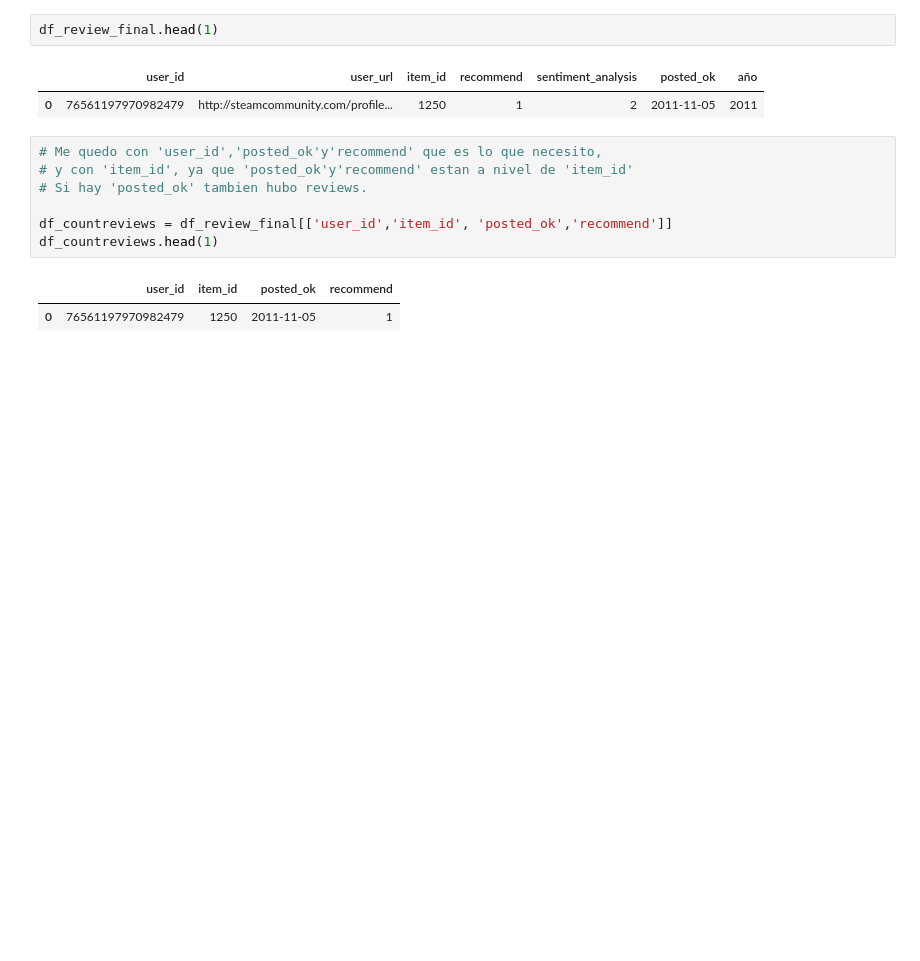
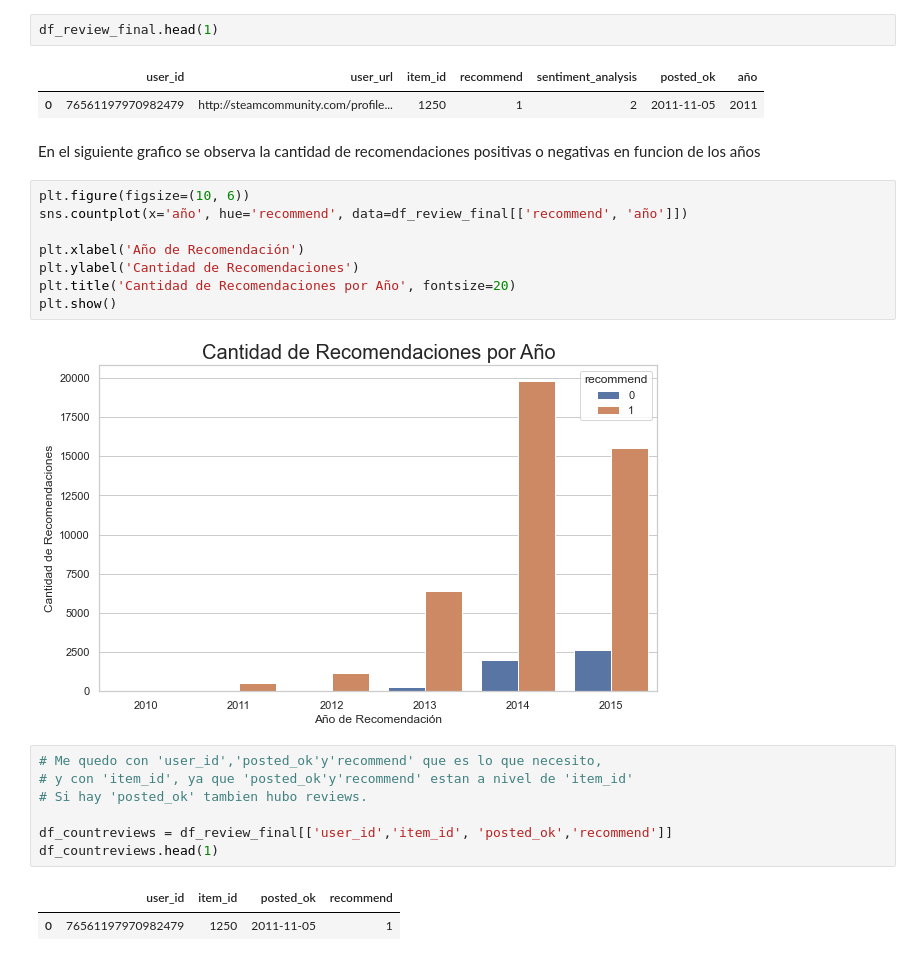
Before and after one commit to PaulaPerosio/PI_Sistema_de_Recomendacion, a Jupyter notebook: ETL-EDA.ipynb, the cells around one changed output. Cells and saved outputs as stored; diff of their text form; blank space fills up the shorter version.

```diff
--- a/ETL-EDA.ipynb
+++ b/ETL-EDA.ipynb
@@ -916,6 +893,18 @@ df_review_final.head(1)
 # %% [output]
 |  | user_id | user_url | item_id | recommend | sentiment_analysis | posted_ok | año |
 | 0 | 76561197970982479 | http://steamcommunity.com/profile... | 1250 | 1 | 2 | 2011-11-05 | 2011 |
+# %% [markdown]
+En el siguiente grafico se observa la cantidad de recomendaciones positivas o negativas en funcion de los años
+# %%
+plt.figure(figsize=(10, 6))
+sns.countplot(x='año', hue='recommend', data=df_review_final[['recommend', 'año']])
+
+plt.xlabel('Año de Recomendación')
+plt.ylabel('Cantidad de Recomendaciones')
+plt.title('Cantidad de Recomendaciones por Año', fontsize=20)
+plt.show()
+# %% [output]
+[figure, added]
 # %%
 # Me quedo con 'user_id','posted_ok'y'recommend' que es lo que necesito,
 # y con 'item_id', ya que 'posted_ok'y'recommend' estan a nivel de 'item_id'
```
Also changed, not shown: parts of 14 cells of this notebook, 1 other file.
